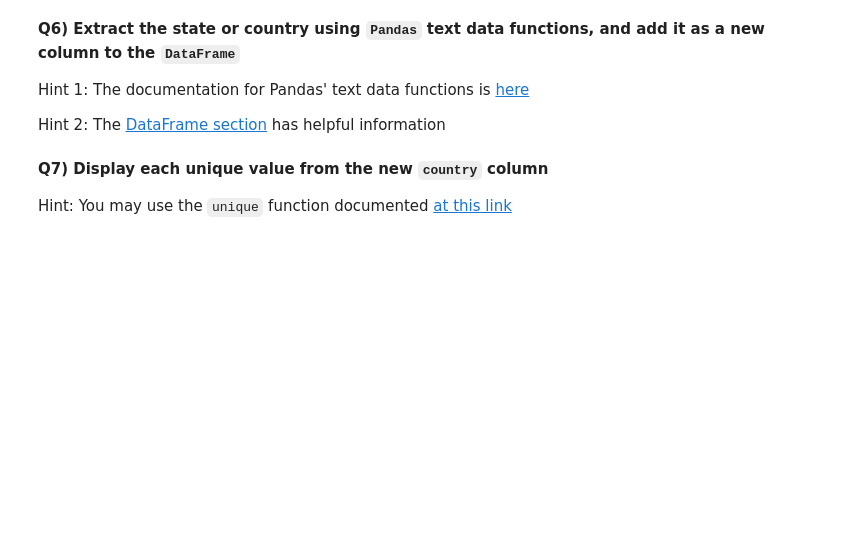
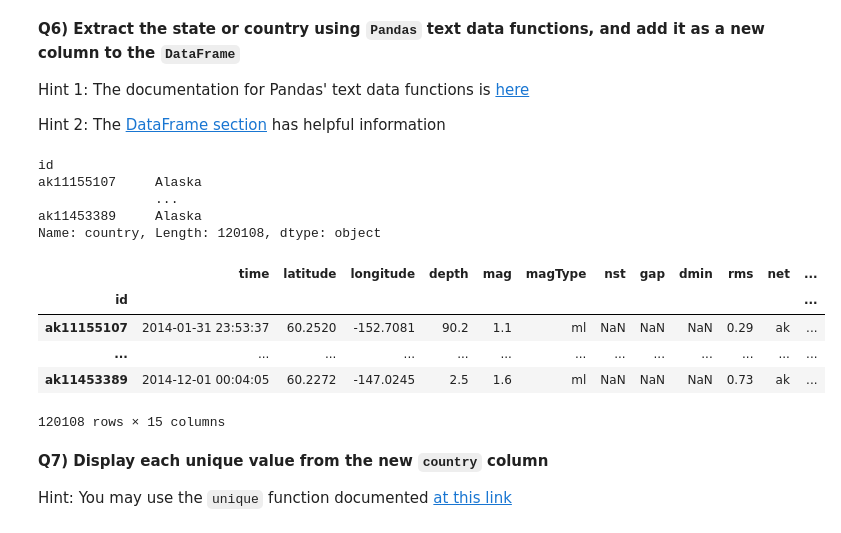
Before and after one commit to KeyvanDiba/2022_ML_Earth_Env_Sci, a Jupyter notebook: S1_4_Pandas.ipynb, the cells around one changed output. Drawn from its saved outputs; the diff is of its cells as text; code cells hidden in the pictures; blank space fills up the shorter version.

```diff
--- a/S1_4_Pandas.ipynb
+++ b/S1_4_Pandas.ipynb
@@ -790,8 +861,24 @@ Hint 1: The documentation for Pandas' text data functions is [here](https://pand
 Hint 2: The [DataFrame section](#DataFrame) has helpful information
 # %%
 # Extract the state or country
+df['country'] = df['place'].str.split(",").str.get(1)
+df['country']
+# %% [output]
+id
+ak11155107     Alaska
+               ...
+ak11453389     Alaska
+Name: country, Length: 120108, dtype: object
 # %%
 # Add it as a new column to the `DataFrame` called `country`
+df
+# %% [output]
+|  | time | latitude | longitude | depth | mag | magType | nst | gap | dmin | rms | net | ... |
+| id |  |  |  |  |  |  |  |  |  |  |  | ... |
+| ak11155107 | 2014-01-31 23:53:37 | 60.2520 | -152.7081 | 90.2 | 1.1 | ml | NaN | NaN | NaN | 0.29 | ak | ... |
+| ... | ... | ... | ... | ... | ... | ... | ... | ... | ... | ... | ... | ... |
+| ak11453389 | 2014-12-01 00:04:05 | 60.2272 | -147.0245 | 2.5 | 1.6 | ml | NaN | NaN | NaN | 0.73 | ak | ... |
+120108 rows × 15 columns
 # %% [markdown]
 **Q7) Display each unique value from the new `country` column**
 
```
Also changed, not shown: parts of 36 cells of this notebook.
